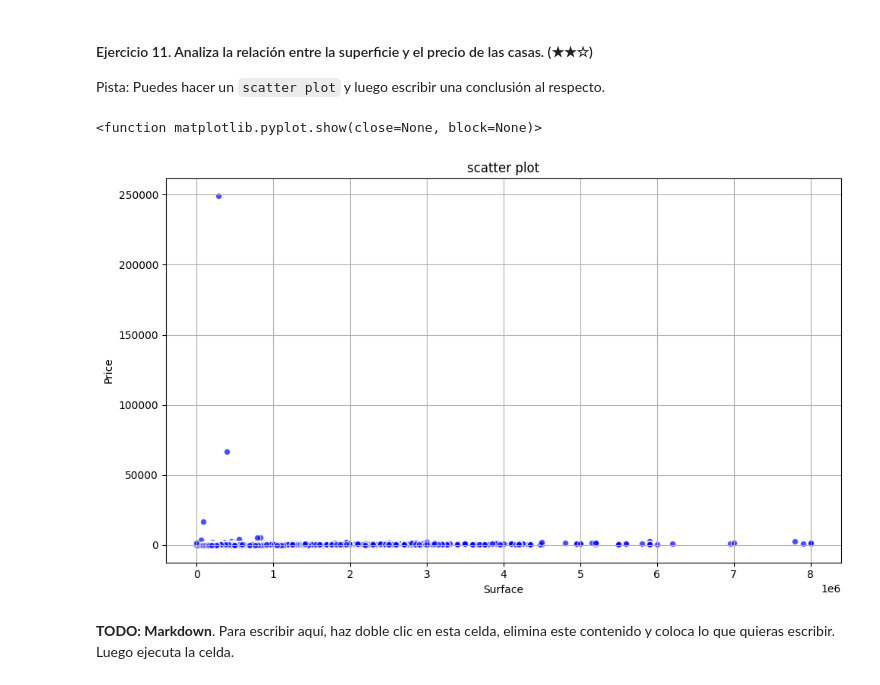
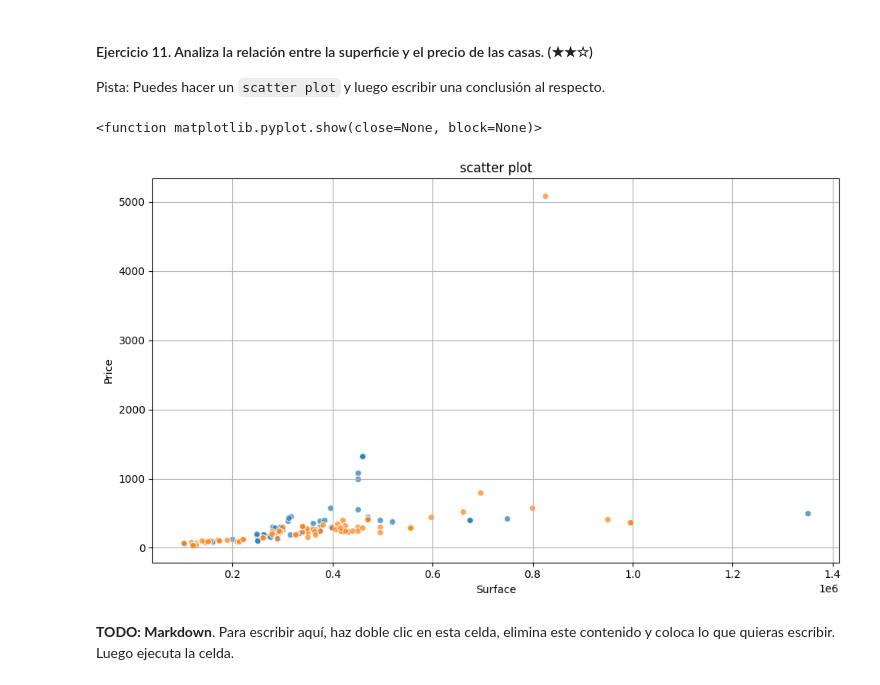
Before and after one commit to FerminRomeroBleda/realestate-datacleanup-exercise, a Jupyter notebook: project.es.ipynb, the cells around one changed output. Saved outputs shown, nothing was run; the diff lists cells and outputs as text; code cells hidden in the pictures.

```diff
--- a/project.es.ipynb
+++ b/project.es.ipynb
@@ -317,22 +309,27 @@ Pista: Puedes hacer un `scatter plot` y luego escribir una conclusión al respec
 # %%
 # TODO: Código
 import pandas as pd
 import matplotlib.pyplot as plt
 
 ds = pd.read_csv('assets/real_estate.csv', sep=';')
 
 
+valdemorillo = ds[ds['level5'] == 'Valdemorillo'].reset_index(drop=True)
+galapagar = ds[ds['level5'] == 'Galapagar'].reset_index(drop=True)
+
 plt.figure(figsize=(10,6))
-plt.scatter(ds['price'], ds['surface'], color='blue', alpha=0.7, edgecolors='w')
+
+plt.scatter(valdemorillo['price'], valdemorillo['surface'], alpha=0.7, edgecolors='w')
+plt.scatter(galapagar['price'], galapagar['surface'], alpha=0.7, edgecolors='w')
 plt.xlabel('Surface')
 plt.ylabel('Price')
 plt.title('scatter plot')
 plt.grid(True)
 plt.tight_layout()
 plt.show
 # %% [output]
 <function matplotlib.pyplot.show(close=None, block=None)>
-[figure, old version]
+[figure, new version]
 # %% [markdown]
 **TODO: Markdown**. Para escribir aquí, haz doble clic en esta celda, elimina este contenido y coloca lo que quieras escribir. Luego ejecuta la celda.
 # %% [markdown]
```
Also changed, not shown: parts of 21 cells of this notebook.
